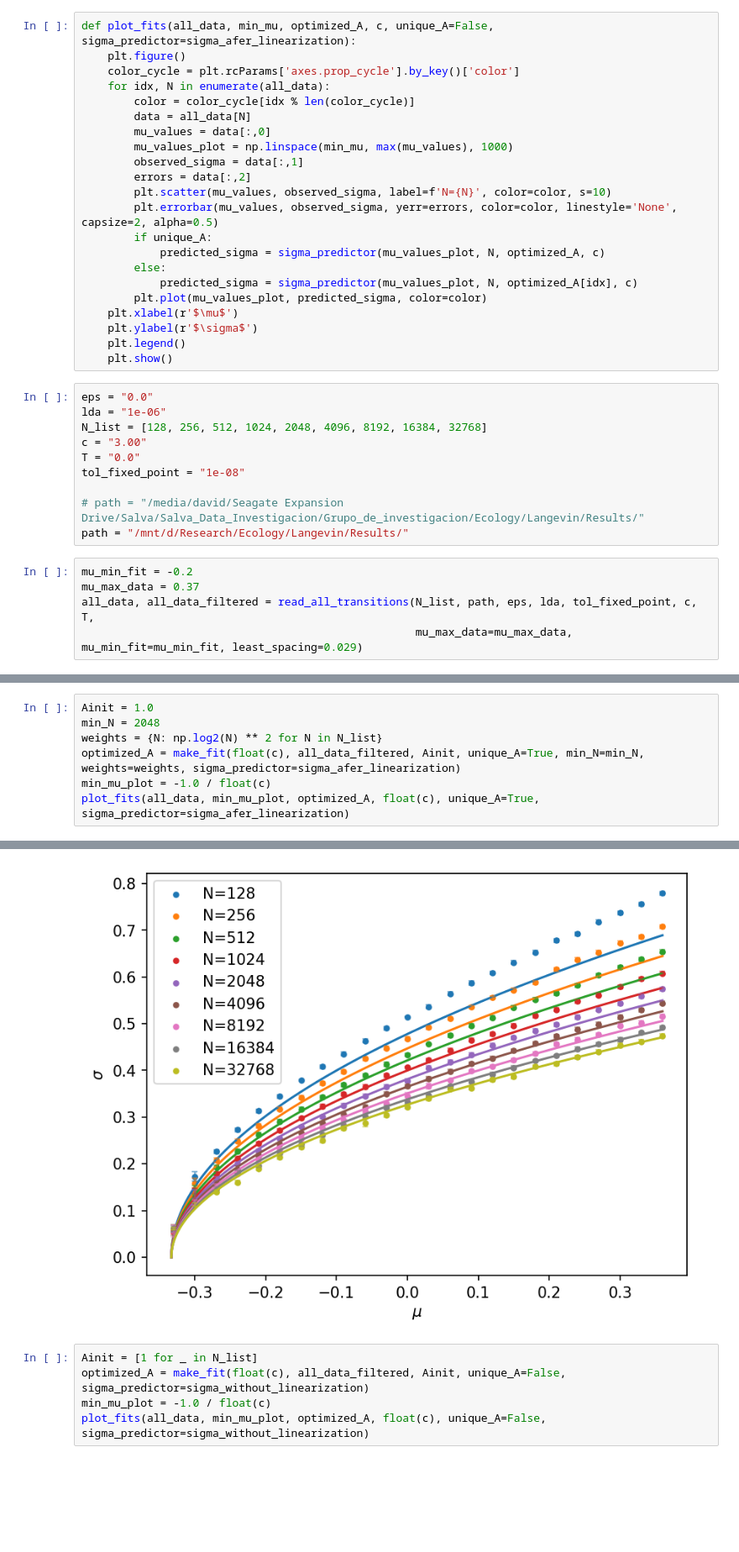
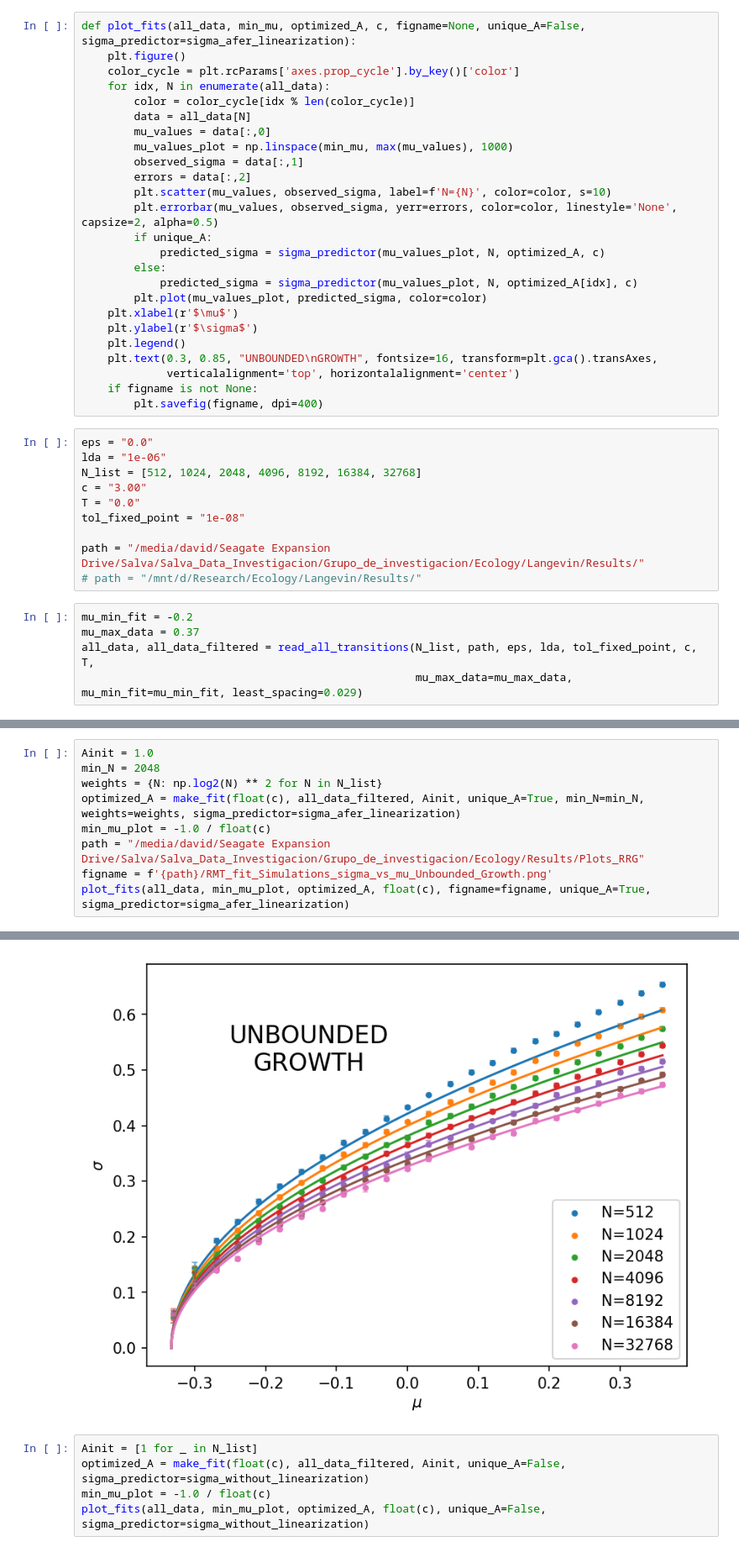
Before and after one commit to d4v1d-cub/Ecology, a Jupyter notebook: processing_data/fit_RMT_to_data.ipynb, the cells around one changed output, grey strips where cells are left out. Shown at 84% size. Drawn from its saved outputs; the diff is of its cells as text; blank space fills up the shorter version.

Commit message:
processing data

```diff
--- a/processing_data/fit_RMT_to_data.ipynb
+++ b/processing_data/fit_RMT_to_data.ipynb
@@ -85,7 +85,7 @@ def make_fit(c, all_data, initial_guess, unique_A=False, min_N=0, weights=None,
     print("Cost function value:", result.cost / len(all_data.keys()))
     return result.x
 # %%
-def plot_fits(all_data, min_mu, optimized_A, c, unique_A=False, sigma_predictor=sigma_afer_linearization):
+def plot_fits(all_data, min_mu, optimized_A, c, figname=None, unique_A=False, sigma_predictor=sigma_afer_linearization):
     plt.figure()
     color_cycle = plt.rcParams['axes.prop_cycle'].by_key()['color']
     for idx, N in enumerate(all_data):
@@ -105,17 +105,20 @@ def plot_fits(all_data, min_mu, optimized_A, c, unique_A=False, sigma_predictor=
     plt.xlabel(r'$\mu$')
     plt.ylabel(r'$\sigma$')
     plt.legend()
-    plt.show()
+    plt.text(0.3, 0.85, "UNBOUNDED\nGROWTH", fontsize=16, transform=plt.gca().transAxes,
+             verticalalignment='top', horizontalalignment='center')
+    if figname is not None:
+        plt.savefig(figname, dpi=400)
 # %%
 eps = "0.0"
 lda = "1e-06"
-N_list = [128, 256, 512, 1024, 2048, 4096, 8192, 16384, 32768]
+N_list = [512, 1024, 2048, 4096, 8192, 16384, 32768]
 c = "3.00"
 T = "0.0"
 tol_fixed_point = "1e-08"
 
-# path = "/media/david/Seagate Expansion Drive/Salva/Salva_Data_Investigacion/Grupo_de_investigacion/Ecology/Langevin/Results/"
-path = "/mnt/d/Research/Ecology/Langevin/Results/"
+path = "/media/david/Seagate Expansion Drive/Salva/Salva_Data_Investigacion/Grupo_de_investigacion/Ecology/Langevin/Results/"
+# path = "/mnt/d/Research/Ecology/Langevin/Results/"
 # %%
 mu_min_fit = -0.2
 mu_max_data = 0.37
@@ -137,6 +140,8 @@ min_N = 2048
 weights = {N: np.log2(N) ** 2 for N in N_list}
 optimized_A = make_fit(float(c), all_data_filtered, Ainit, unique_A=True, min_N=min_N, weights=weights, sigma_predictor=sigma_afer_linearization)
 min_mu_plot = -1.0 / float(c)
-plot_fits(all_data, min_mu_plot, optimized_A, float(c), unique_A=True, sigma_predictor=sigma_afer_linearization)
+path = "/media/david/Seagate Expansion Drive/Salva/Salva_Data_Investigacion/Grupo_de_investigacion/Ecology/Results/Plots_RRG"
+figname = f'{path}/RMT_fit_Simulations_sigma_vs_mu_Unbounded_Growth.png'
+plot_fits(all_data, min_mu_plot, optimized_A, float(c), figname=figname, unique_A=True, sigma_predictor=sigma_afer_linearization)
 # %% [output]
 Optimized parameters: [0.94999798]
@@ -144,4 +149,4 @@ Cost function value: 4.7695223027600715
-[figure, old version]
+[figure, new version]
 # %%
 Ainit = [1 for _ in N_list]
 optimized_A = make_fit(float(c), all_data_filtered, Ainit, unique_A=False, sigma_predictor=sigma_without_linearization)
```
Also changed, not shown: parts of 2 cells of this notebook, 2 other files.
